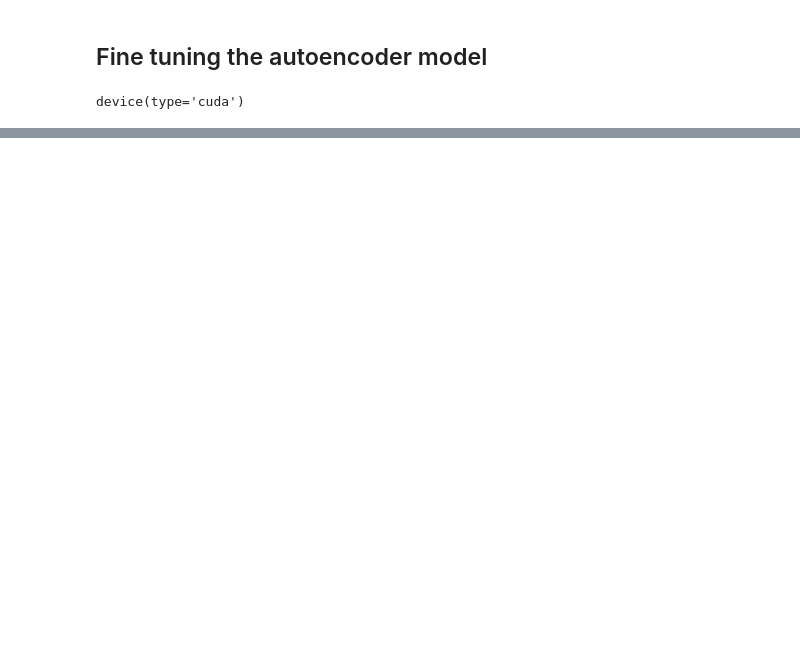
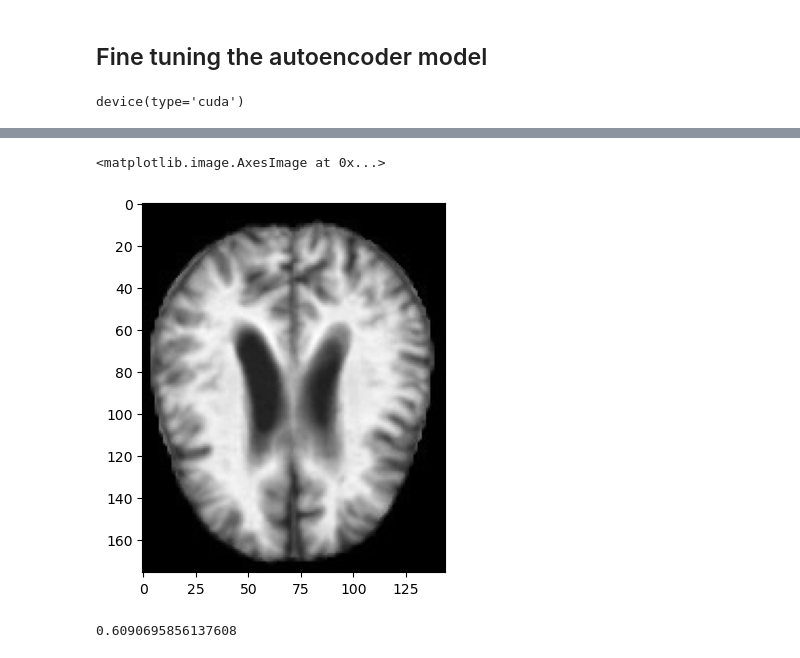
Before and after one commit to lazarovziv/ML-Pipeline, a Jupyter notebook: image-classification.ipynb, the cells around one changed output, grey strips where cells are left out. Drawn from its saved outputs; the diff is of its cells as text; code cells hidden in the pictures; blank space fills up the shorter version.

```diff
--- a/image-classification.ipynb
+++ b/image-classification.ipynb
@@ -528,0 +605,31 @@ overall, accuracy = train(
+# %%
+test_data_dir = './data/alzheimer/test'
+classes = os.listdir(test_data_dir)
+class_to_idx = {}
+for i in range(len(classes)):
+    class_to_idx[classes[i]] = i
+
+total_test_images = 0
+for class_name in classes:
+    total_test_images += len(os.listdir(f'{test_data_dir}/{class_name}'))
+# %%
+test_images = np.empty((total_test_images, 208, 176), dtype=np.uint8)
+test_labels = np.empty(total_test_images, dtype=np.uint8)
+# %%
+image_idx = 0
+for class_name in classes:
+    for image_name in tqdm(os.listdir(f'{test_data_dir}/{class_name}')):
+        image_path = f'{test_data_dir}/{class_name}/{image_name}'
+        test_images[image_idx] = np.array(Image.open(image_path)).astype(np.uint8)
+        test_labels[image_idx] = class_to_idx[class_name]
+        image_idx += 1
+# %%
+leftmost_pixel, uppermost_pixel = 16, 16
+rightmost_pixel, bottommost_pixel = 159, 191
+
+test_images = test_images[:, uppermost_pixel:bottommost_pixel+1, leftmost_pixel:rightmost_pixel+1]
+# %%
+plt.imshow(test_images[test_labels == 1].mean(axis=0), cmap='gray')
+# %% [output]
+<matplotlib.image.AxesImage at 0x...>
+[figure, added]
@@ -528,0 +642,4 @@ overall, accuracy = train(
+# %%
+accuracy
+# %% [output]
+0.6090695856137608
```
Also changed, not shown: parts of 30 cells of this notebook, 1 other file.
